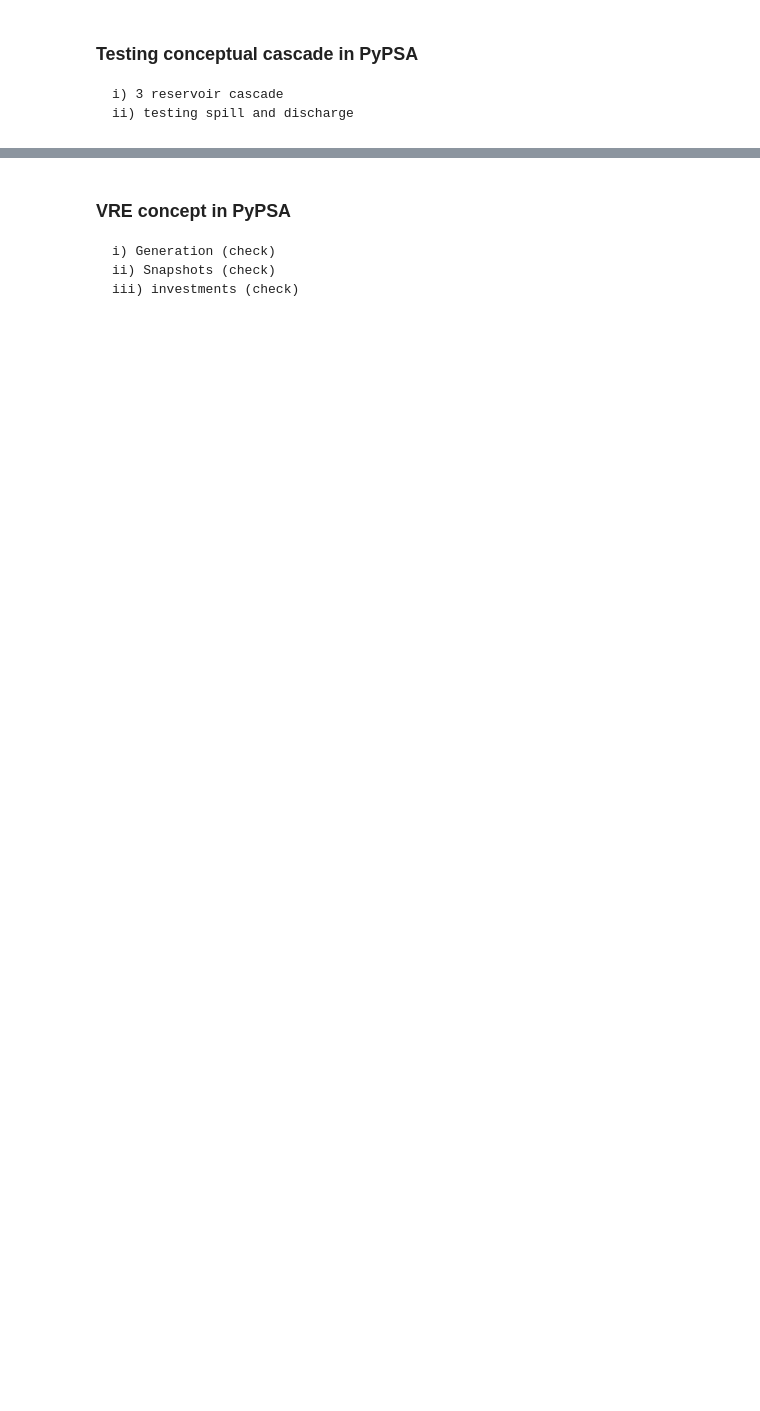
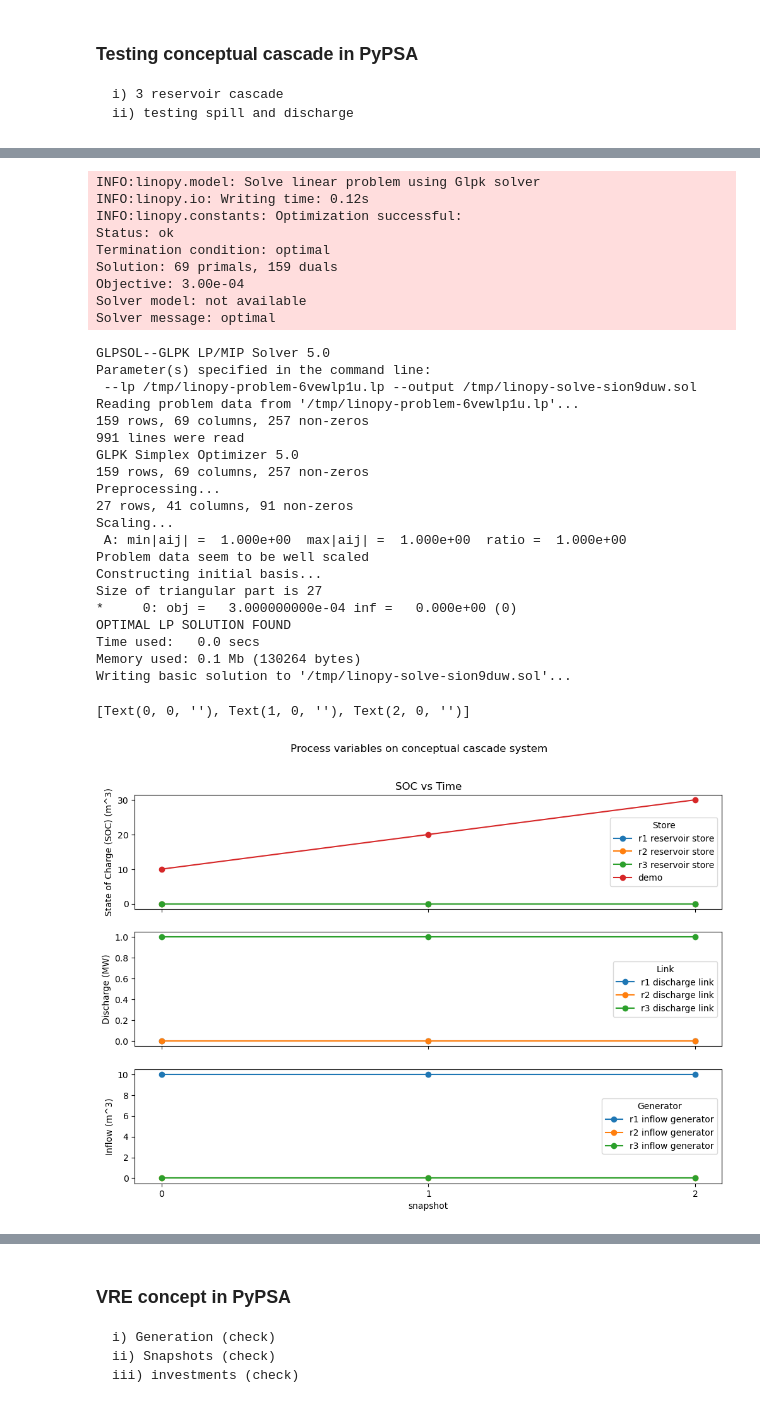
Before and after one commit to DeltaE/PyPSA_BC, a Jupyter notebook: notebooks/playground.ipynb, the cells around one changed output, grey strips where cells are left out. Saved outputs shown, nothing was run; the diff lists cells and outputs as text; code cells hidden in the pictures; blank space fills up the shorter version.

Commit message:
Updates as part of running PyPSA_BC V1

```diff
--- a/notebooks/playground.ipynb
+++ b/notebooks/playground.ipynb
@@ -272,33 +309,65 @@ reservoirs.head()
 # %%
 # network.lopf(pyomo=False, solver_logfile="tester.log");
-network.optimize()
+network.optimize(solver_name='glpk')
 
 # create subplots
 fig, axes = plt.subplots(nrows=3, ncols=1,figsize=(12,8))
 fig.suptitle('Process variables on conceptual cascade system')
 # SOC
 ax_soc = network.stores_t.e.plot(ax=axes[0],marker='o')
 ax_soc.set_ylabel('State of Charge (SOC) (m^3)')
 ax_soc.set_title('SOC vs Time')
 
 # water discharges
 col_sel = ["r1 discharge link", "r2 discharge link", "r3 discharge link"]
 ax_discharge = network.links_t.p0[col_sel].plot(ax=axes[1],marker='o')
 ax_discharge.set_ylabel('Discharge (MW)')
 
 # inflow
 ax_inflow = network.generators_t.p.plot(ax=axes[2],marker='o')
 ax_inflow.set_ylabel('Inflow (m^3)')
 
 # Formatting
 ax_inflow.set_xticks([0,1,2])
 ax_soc.set_xticks([0,1,2])
 ax_discharge.set_xticks([0,1,2])
 
 ax_soc.get_shared_x_axes().join(ax_soc, ax_discharge,ax_inflow)
 ax_soc.set_xlabel("")
 ax_discharge.set_xlabel("")
 ax_soc.set_xticklabels([])
 ax_discharge.set_xticklabels([])
 # ax_soc.sharex(ax_soc, ax_discharge,ax_inflow)
+# %% [output]
+INFO:linopy.model: Solve linear problem using Glpk solver
+INFO:linopy.io: Writing time: 0.12s
+INFO:linopy.constants: Optimization successful:
+Status: ok
+Termination condition: optimal
+Solution: 69 primals, 159 duals
+Objective: 3.00e-04
+Solver model: not available
+Solver message: optimal
+GLPSOL--GLPK LP/MIP Solver 5.0
+Parameter(s) specified in the command line:
+ --lp /tmp/linopy-problem-6vewlp1u.lp --output /tmp/linopy-solve-sion9duw.sol
+Reading problem data from '/tmp/linopy-problem-6vewlp1u.lp'...
+159 rows, 69 columns, 257 non-zeros
+991 lines were read
+GLPK Simplex Optimizer 5.0
+159 rows, 69 columns, 257 non-zeros
+Preprocessing...
+27 rows, 41 columns, 91 non-zeros
+Scaling...
+ A: min|aij| =  1.000e+00  max|aij| =  1.000e+00  ratio =  1.000e+00
+Problem data seem to be well scaled
+Constructing initial basis...
+Size of triangular part is 27
+*     0: obj =   3.000000000e-04 inf =   0.000e+00 (0)
+OPTIMAL LP SOLUTION FOUND
+Time used:   0.0 secs
+Memory used: 0.1 Mb (130264 bytes)
+Writing basic solution to '/tmp/linopy-solve-sion9duw.sol'...
+[Text(0, 0, ''), Text(1, 0, ''), Text(2, 0, '')]
+[figure, added]
 # %% [markdown]
```
Also changed, not shown: parts of 63 cells of this notebook, 12 other files.
